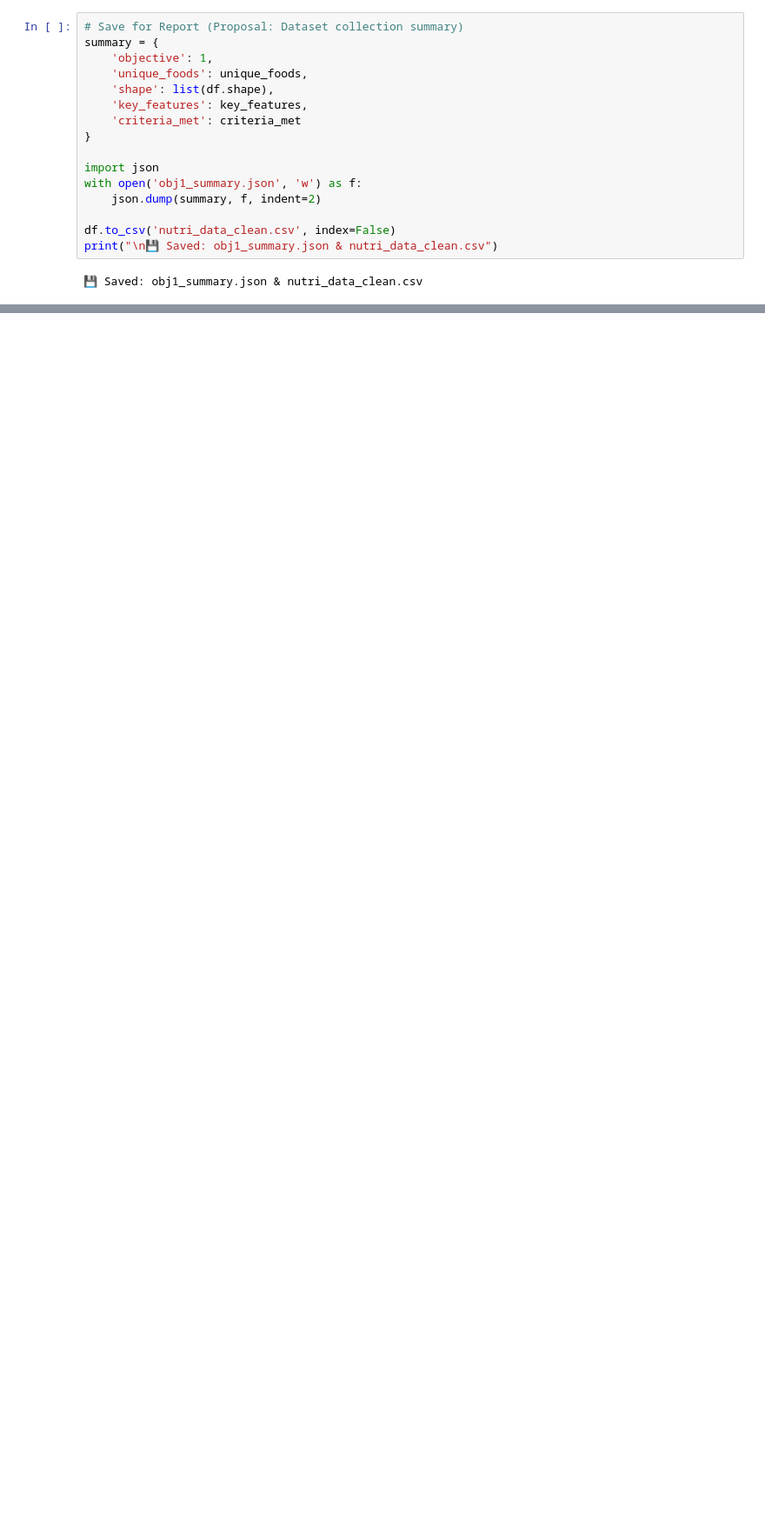
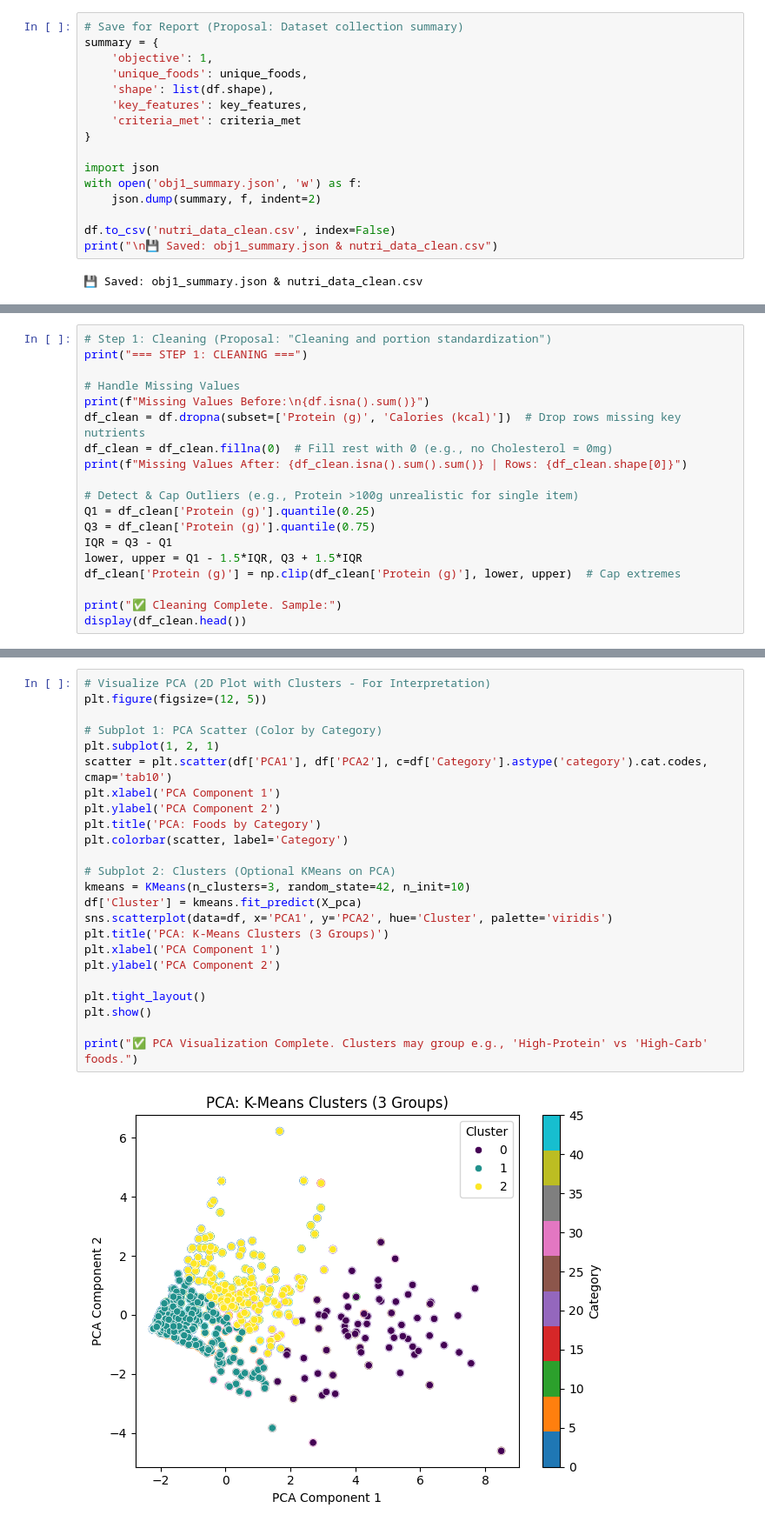
Before and after one commit to AYSHALINA-vk/NUTRIPREDICT---AI-PROJECT, a Jupyter notebook: data.ipynb, the cells around one changed output, grey strips where cells are left out. Shown at 87% size. Cells and saved outputs as stored; diff of their text form; blank space fills up the shorter version.

```diff
--- a/data.ipynb
+++ b/data.ipynb
@@ -318,0 +342,19 @@ print("\n💾 Saved: obj1_summary.json & nutri_data_clean.csv")
+# %%
+# Step 1: Cleaning (Proposal: "Cleaning and portion standardization")
+print("=== STEP 1: CLEANING ===")
+
+# Handle Missing Values
+print(f"Missing Values Before:\n{df.isna().sum()}")
+df_clean = df.dropna(subset=['Protein (g)', 'Calories (kcal)'])  # Drop rows missing key nutrients
+df_clean = df_clean.fillna(0)  # Fill rest with 0 (e.g., no Cholesterol = 0mg)
+print(f"Missing Values After: {df_clean.isna().sum().sum()} | Rows: {df_clean.shape[0]}")
+
+# Detect & Cap Outliers (e.g., Protein >100g unrealistic for single item)
+Q1 = df_clean['Protein (g)'].quantile(0.25)
+Q3 = df_clean['Protein (g)'].quantile(0.75)
+IQR = Q3 - Q1
+lower, upper = Q1 - 1.5*IQR, Q3 + 1.5*IQR
+df_clean['Protein (g)'] = np.clip(df_clean['Protein (g)'], lower, upper)  # Cap extremes
+
+print("✅ Cleaning Complete. Sample:")
+display(df_clean.head())
@@ -318,0 +538,26 @@ print("\n💾 Saved: obj1_summary.json & nutri_data_clean.csv")
+# %%
+# Visualize PCA (2D Plot with Clusters - For Interpretation)
+plt.figure(figsize=(12, 5))
+
+# Subplot 1: PCA Scatter (Color by Category)
+plt.subplot(1, 2, 1)
+scatter = plt.scatter(df['PCA1'], df['PCA2'], c=df['Category'].astype('category').cat.codes, cmap='tab10')
+plt.xlabel('PCA Component 1')
+plt.ylabel('PCA Component 2')
+plt.title('PCA: Foods by Category')
+plt.colorbar(scatter, label='Category')
+
+# Subplot 2: Clusters (Optional KMeans on PCA)
+kmeans = KMeans(n_clusters=3, random_state=42, n_init=10)
+df['Cluster'] = kmeans.fit_predict(X_pca)
+sns.scatterplot(data=df, x='PCA1', y='PCA2', hue='Cluster', palette='viridis')
+plt.title('PCA: K-Means Clusters (3 Groups)')
+plt.xlabel('PCA Component 1')
+plt.ylabel('PCA Component 2')
+
+plt.tight_layout()
+plt.show()
+
+print("✅ PCA Visualization Complete. Clusters may group e.g., 'High-Protein' vs 'High-Carb' foods.")
+# %% [output]
+[figure, added]
```
Also changed, not shown: parts of 7 cells of this notebook, 10 other files.
